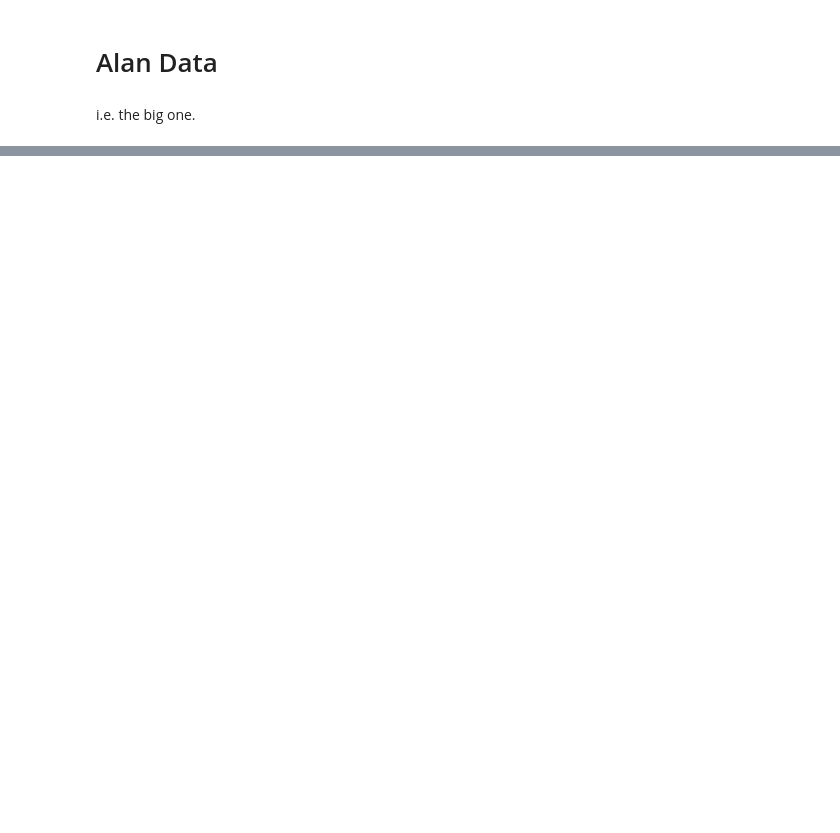
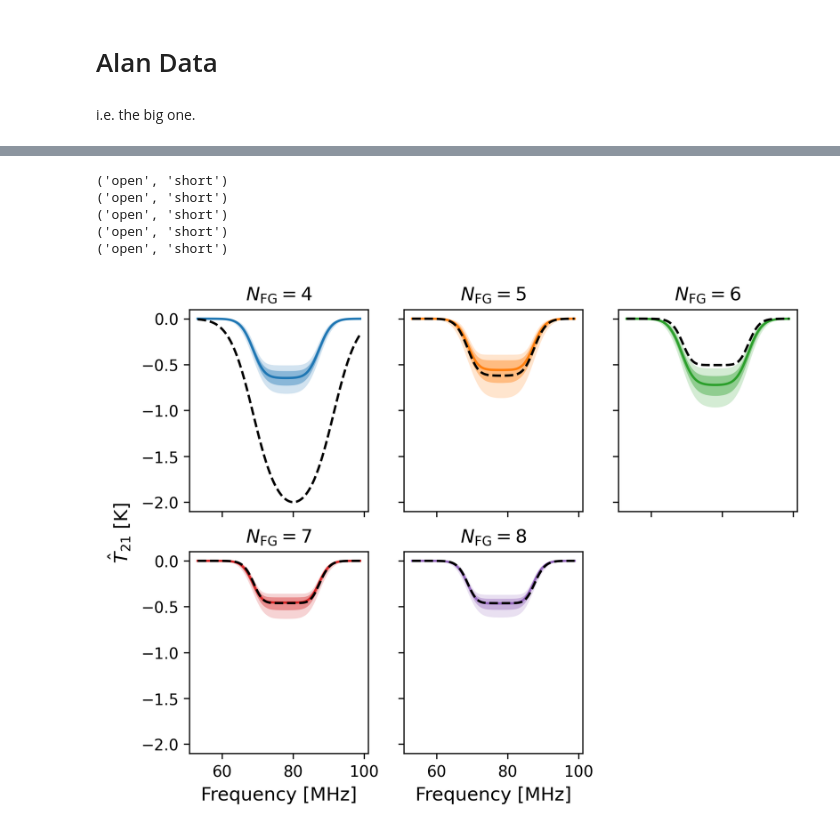
Before and after one commit to edges-collab/bayesian-calibration, a Jupyter notebook: alan-data.ipynb, the cells around one changed output, grey strips where cells are left out. Saved outputs shown, nothing was run; the diff lists cells and outputs as text; code cells hidden in the pictures; blank space fills up the shorter version.

Commit message:
fix isolated likelihood call

```diff
--- a/alan-data.ipynb
+++ b/alan-data.ipynb
@@ -152,0 +135,52 @@ array([0., 0., 0., 0., 0., 0., 0., 0., 0., 0., 0., 0., 0., 0., 0., 0., 0.,
+# %%
+def plot_inferred_absorption(use='mean', plot_regions=True):
+
+    fig, ax = plt.subplots(len(runs)//3 + (len(runs) % 3 > 0), 3, sharex=True, sharey=True, figsize=(nutl.double_width, 0.75*nutl.double_width))
+
+    for irun, (name, mc) in enumerate(runs.items()):
+        kw = mcmc.precal.get_kwargs(Path(mc.root).parent.name)
+        lk = mcmc.precal.get_likelihood(**kw)
+        nparams = len(lk.partial_linear_model.child_active_params)
+
+        pidx = [i for i, p in enumerate(lk.partial_linear_model.child_active_params) if p.name in ("A", "nu0", 'w', 'tau')]
+
+        if use in ('mean', 'ml'):
+
+            if use == 'mean':
+                best = mc.getMeans()[pidx]
+            elif use == 'ml':
+                best = mc.samples[np.argmax(-mc.loglikes)][pidx]
+
+            eor = lk.eor_components[0](params=best)['eor_spectrum']
+        elif use == 'median':
+            eor = np.median(eor_curves[name], axis=0)
+
+        if plot_regions:
+            p = np.percentile(eor_curves[name], (2.5, 16, 84, 97.5), axis=0)
+
+            ax.flatten()[irun].fill_between(adata.sky_freq, p[0], p[-1], alpha=0.2, color=f"C{irun}", lw=0)
+            ax.flatten()[irun].fill_between(adata.sky_freq, p[1], p[-2], alpha=0.4, color=f"C{irun}", lw=0)
+
+        ax.flatten()[irun].plot(adata.sky_freq, eor, color=f"C{irun}")
+        ax.flatten()[irun].set_title(r"$N_{\rm FG}=%s$"%kw['nterms_fg'])
+
+
+        slf, res = fiducial_fits_wvar[kw['nterms_fg']]
+        ax.flatten()[irun].plot(adata.sky_freq, slf.get_eor(res.x), color='k', ls='--', label='Isolated ML')
+
+    for axx in ax.flatten()[(irun+1):]:
+        axx.axis('off')
+
+    ax[-1, 0].set_xlabel("Frequency [MHz]")
+    ax[-1, 1].set_xlabel("Frequency [MHz]")
+    fig.supylabel(r"$\hat{T}_{21}$ [K]")
+    #plt.legend()
+# %%
+plot_inferred_absorption('median')
+# %% [output]
+('open', 'short')
+('open', 'short')
+('open', 'short')
+('open', 'short')
+('open', 'short')
+[figure, added]
```
Also changed, not shown: parts of 16 cells of this notebook, 5 other files.
